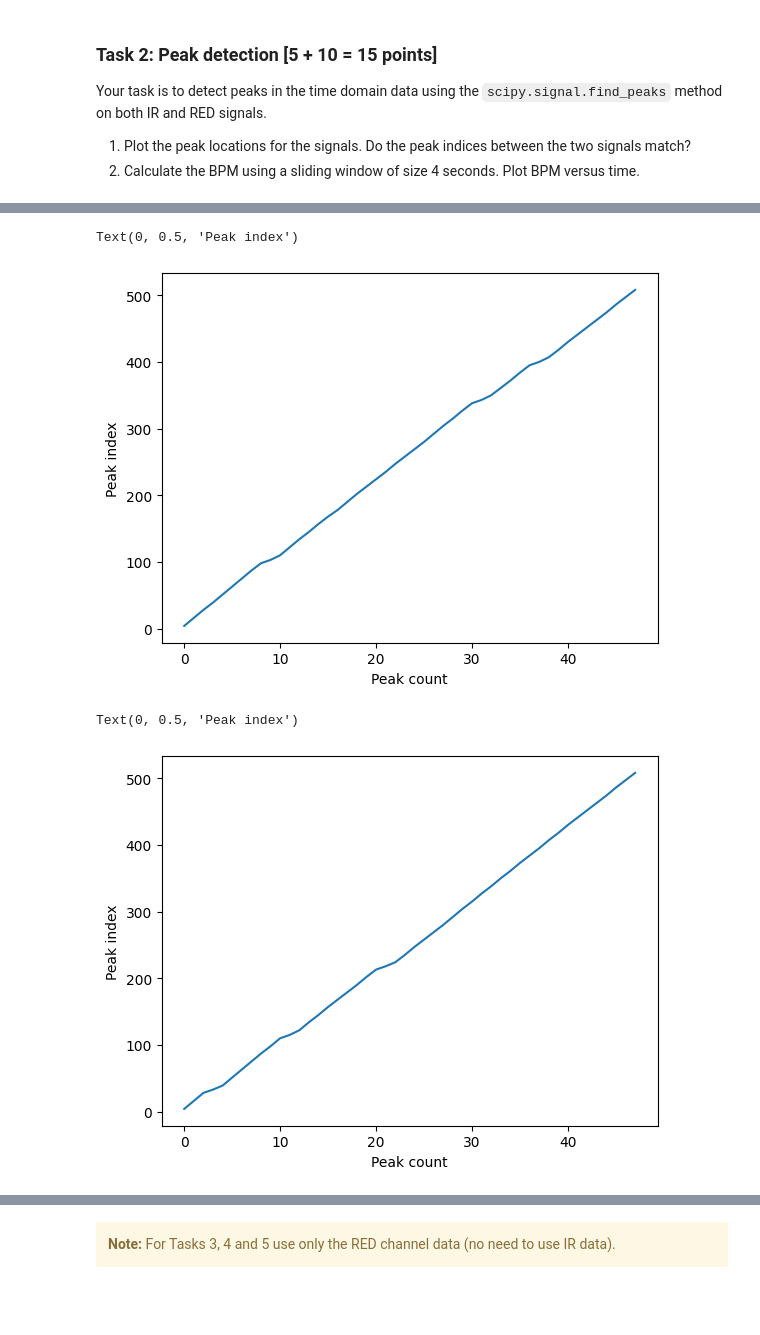
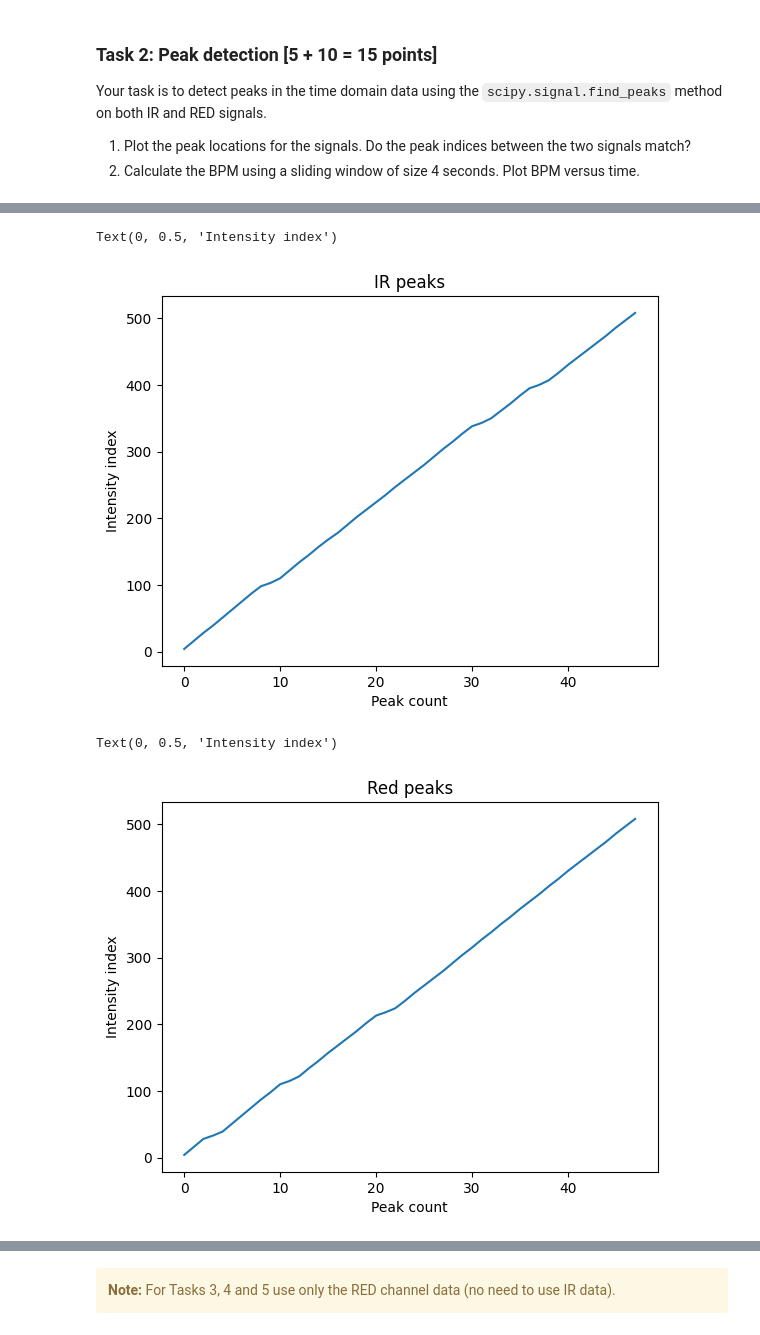
Before and after one commit to siddhanthramani/iitm_sensing_systems_for_iot, a Jupyter notebook: Homework 2/CS23Z007_CS6650H23/homework_2.ipynb, the cells around one changed output, grey strips where cells are left out. Saved outputs shown, nothing was run; the diff lists cells and outputs as text; code cells hidden in the pictures; blank space fills up the shorter version.

```diff
--- a/Homework 2/CS23Z007_CS6650H23/homework_2.ipynb
+++ b/Homework 2/CS23Z007_CS6650H23/homework_2.ipynb
@@ -132,3 +111,0 @@ df["epoch_ms"].diff().std()
-# %%
-df["stdized_epoch_ms"] = (df["epoch_ms"] - df["epoch_ms"].mean())/df["epoch_ms"].std()
-plt.plot(df["stdized_epoch_ms"].diff())
@@ -185,16 +150,18 @@ df[np.array(indices, dtype=bool)]
 # %%
 # Plotting IR peaks
 plt.plot(ir_peaks[0])
+plt.title("IR peaks")
 plt.xlabel("Peak count")
-plt.ylabel("Peak index")
+plt.ylabel("Intensity index")
 # %% [output]
-Text(0, 0.5, 'Peak index')
+Text(0, 0.5, 'Intensity index')
-[figure, old version]
+[figure, new version]
 # %%
-# # Plotting IR peaks
+# # Plotting red peaks
 plt.plot(red_peaks[0])
+plt.title("Red peaks")
 plt.xlabel("Peak count")
-plt.ylabel("Peak index")
+plt.ylabel("Intensity index")
 # %% [output]
-Text(0, 0.5, 'Peak index')
+Text(0, 0.5, 'Intensity index')
-[figure, old version]
+[figure, new version]
```
Also changed, not shown: parts of 52 cells of this notebook, 23 other files.
